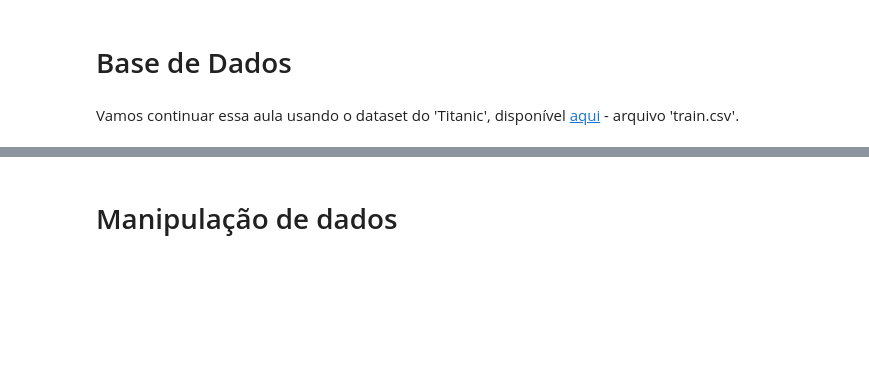
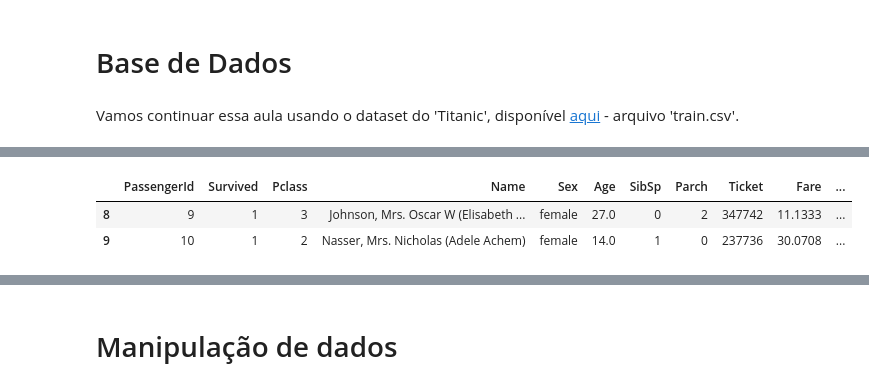
Before and after one commit to reprograma/on26-python-s11-pandas-numpy-I, a Jupyter notebook: material/aula_s11.ipynb, the cells around one changed output, grey strips where cells are left out. Drawn from its saved outputs; the diff is of its cells as text; code cells hidden in the pictures; blank space fills up the shorter version.

```diff
--- a/material/aula_s11.ipynb
+++ b/material/aula_s11.ipynb
@@ -92,6 +204,10 @@ df_menor
 # %%
 # Slicing: obter apenas uma parte do dataset
-df[:5]
+df[8:10]
+# %% [output]
+|  | PassengerId | Survived | Pclass | Name | Sex | Age | SibSp | Parch | Ticket | Fare | ... |
+| 8 | 9 | 1 | 3 | Johnson, Mrs. Oscar W (Elisabeth ... | female | 27.0 | 0 | 2 | 347742 | 11.1333 | ... |
+| 9 | 10 | 1 | 2 | Nasser, Mrs. Nicholas (Adele Achem) | female | 14.0 | 1 | 0 | 237736 | 30.0708 | ... |
 # %%
 mini_df = df[:10]
 mini_df
```
Also changed, not shown: parts of 33 cells of this notebook, 6 other files.
